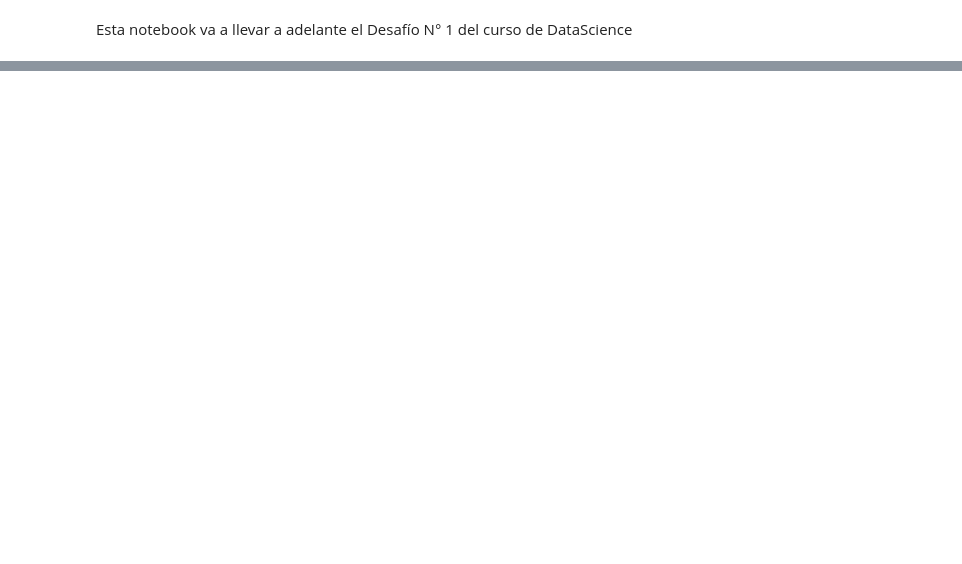
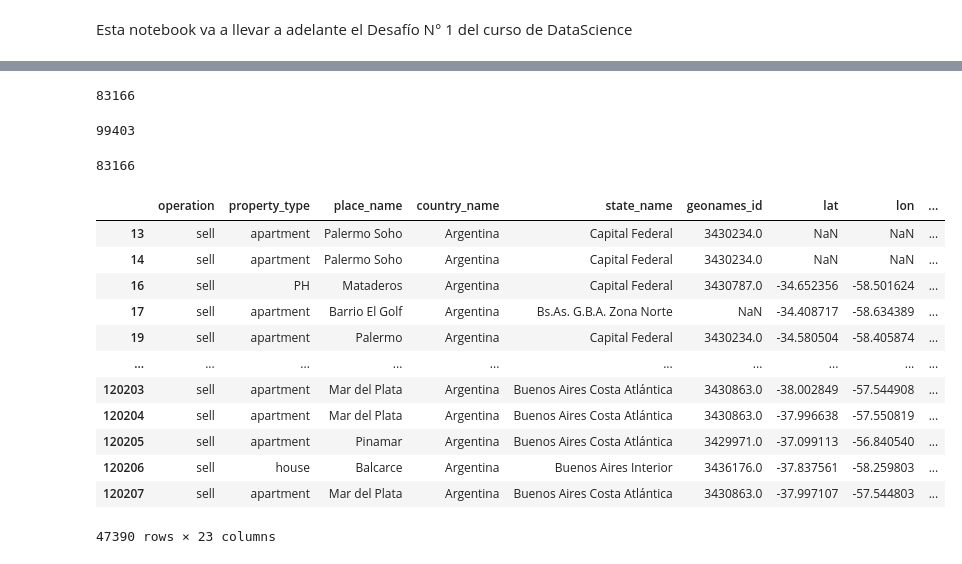
Before and after one commit to franfasan1/DH_G8_desafio1, a Jupyter notebook: notebook_desafio.ipynb, the cells around one changed output, grey strips where cells are left out. Saved outputs shown, nothing was run; the diff lists cells and outputs as text; code cells hidden in the pictures; blank space fills up the shorter version.

```diff
--- a/notebook_desafio.ipynb
+++ b/notebook_desafio.ipynb
@@ -16,0 +109,46 @@ FileNotFoundError: [Errno 2] File properati.csv does not exist: 'properati.csv'
+# %%
+expresion = re.compile("\s*(?P<ambientes>\d{1,2})\s*amb", flags = re.IGNORECASE)
+
+a = data.description.apply(lambda x: None if x is np.NaN else re.search(expresion, x))
+
+b = a.apply(lambda x: x if x is None else x.group("ambientes"))
+
+b.isnull().sum()
+# %% [output]
+83166
+# %%
+expresion2 = re.compile("\s*(?P<ambientes>\d{1,2})\s*amb", flags = re.IGNORECASE)
+
+a2 = data.title.apply(lambda x: None if x is np.NaN else re.search(expresion, x))
+
+b2 = a2.apply(lambda x: x if x is None else x.group("ambientes"))
+
+b2.isnull().sum()
+# %% [output]
+99403
+# %%
+ambiente = pd.merge(b,b2, left_index = True, right_index = True)
+ambiente = ambiente.assign(rooms = lambda x: x['title'] if x['description'] is None else x['description'])
+
+print(ambiente.rooms.isnull().sum())
+# %% [output]
+83166
+# %%
+# data = data.join(ambiente.rooms, rsuffix="_new")
+
+data = data.assign(rooms_conso = lambda x: x['rooms'] if x['rooms_new'] is None else x['rooms_new'])
+data[data.rooms.notnull()]
+# %% [output]
+|  | operation | property_type | place_name | country_name | state_name | geonames_id | lat | lon | ... |
+| 13 | sell | apartment | Palermo Soho | Argentina | Capital Federal | 3430234.0 | NaN | NaN | ... |
+| 14 | sell | apartment | Palermo Soho | Argentina | Capital Federal | 3430234.0 | NaN | NaN | ... |
+| 16 | sell | PH | Mataderos | Argentina | Capital Federal | 3430787.0 | -34.652356 | -58.501624 | ... |
+| 17 | sell | apartment | Barrio El Golf | Argentina | Bs.As. G.B.A. Zona Norte | NaN | -34.408717 | -58.634389 | ... |
+| 19 | sell | apartment | Palermo | Argentina | Capital Federal | 3430234.0 | -34.580504 | -58.405874 | ... |
+| ... | ... | ... | ... | ... | ... | ... | ... | ... | ... |
+| 120203 | sell | apartment | Mar del Plata | Argentina | Buenos Aires Costa Atlántica | 3430863.0 | -38.002849 | -57.544908 | ... |
+| 120204 | sell | apartment | Mar del Plata | Argentina | Buenos Aires Costa Atlántica | 3430863.0 | -37.996638 | -57.550819 | ... |
+| 120205 | sell | apartment | Pinamar | Argentina | Buenos Aires Costa Atlántica | 3429971.0 | -37.099113 | -56.840540 | ... |
+| 120206 | sell | house | Balcarce | Argentina | Buenos Aires Interior | 3436176.0 | -37.837561 | -58.259803 | ... |
+| 120207 | sell | apartment | Mar del Plata | Argentina | Buenos Aires Costa Atlántica | 3430863.0 | -37.997107 | -57.544803 | ... |
+47390 rows × 23 columns
```
Also changed, not shown: parts of 10 cells of this notebook.
